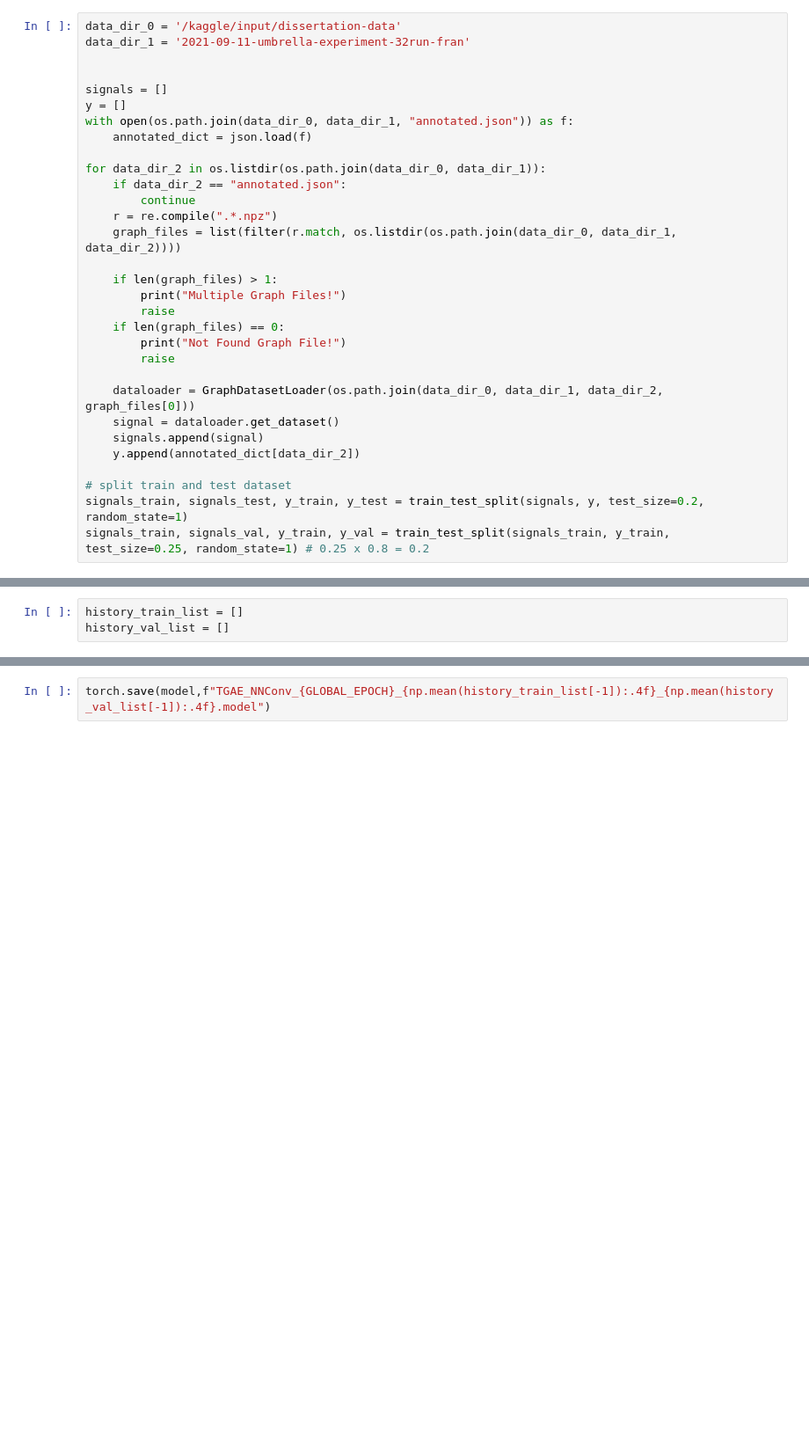
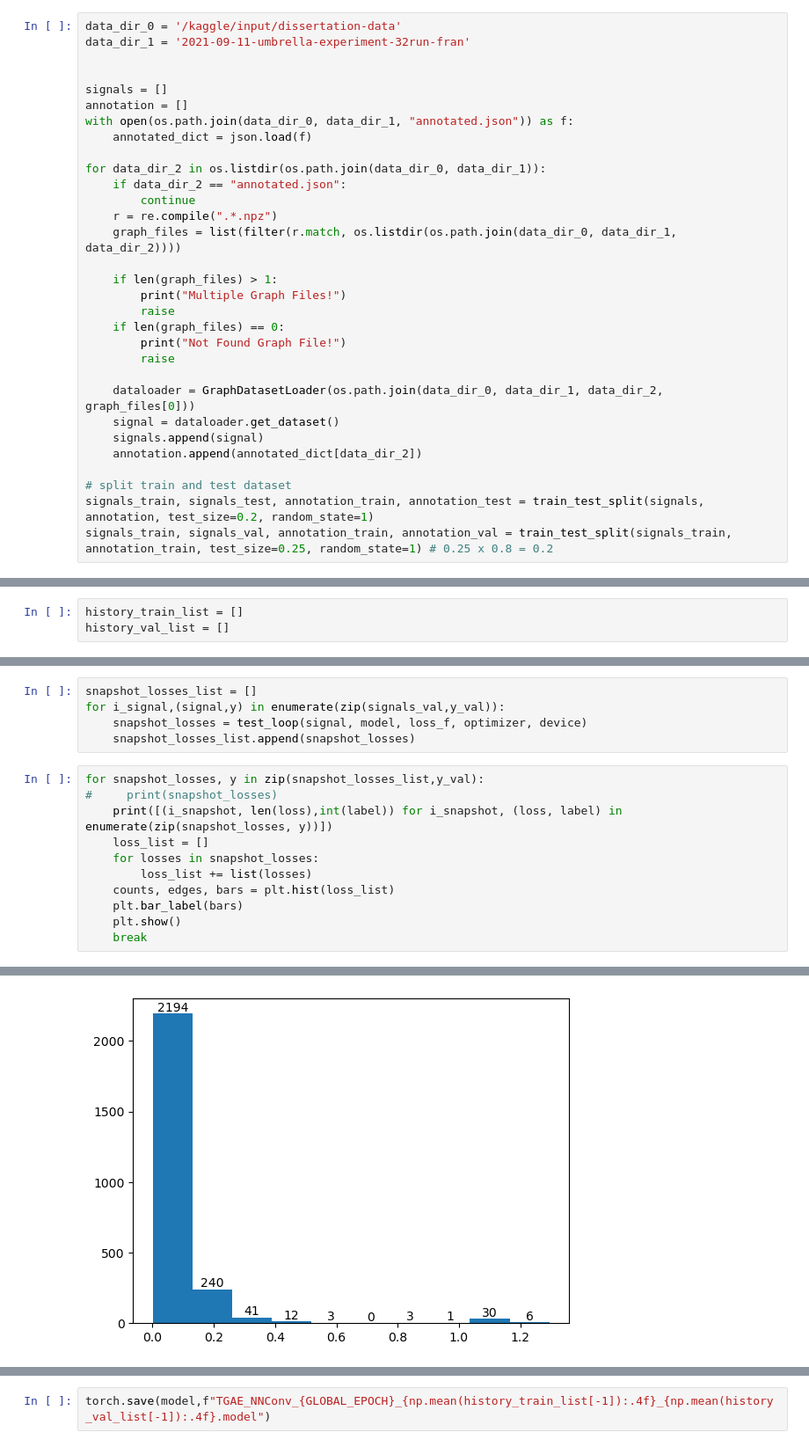
Before and after one commit to YC0806/2023-Yuchen, a Jupyter notebook: TGAE_NNConv.ipynb, the cells around one changed output, grey strips where cells are left out. Shown at 88% size. Cells and saved outputs as stored; diff of their text form; blank space fills up the shorter version.

```diff
--- a/TGAE_NNConv.ipynb
+++ b/TGAE_NNConv.ipynb
@@ -686,7 +686,7 @@ data_dir_1 = '2021-09-11-umbrella-experiment-32run-fran'
 
 
 signals = []
-y = []
+annotation = []
 with open(os.path.join(data_dir_0, data_dir_1, "annotated.json")) as f:
     annotated_dict = json.load(f)
 
@@ -706,9 +706,9 @@ for data_dir_2 in os.listdir(os.path.join(data_dir_0, data_dir_1)):
     dataloader = GraphDatasetLoader(os.path.join(data_dir_0, data_dir_1, data_dir_2, graph_files[0]))
     signal = dataloader.get_dataset()
     signals.append(signal)
-    y.append(annotated_dict[data_dir_2])
+    annotation.append(annotated_dict[data_dir_2])
 
 # split train and test dataset
-signals_train, signals_test, y_train, y_test = train_test_split(signals, y, test_size=0.2, random_state=1)
-signals_train, signals_val, y_train, y_val = train_test_split(signals_train, y_train, test_size=0.25, random_state=1) # 0.25 x 0.8 = 0.2
+signals_train, signals_test, annotation_train, annotation_test = train_test_split(signals, annotation, test_size=0.2, random_state=1)
+signals_train, signals_val, annotation_train, annotation_val = train_test_split(signals_train, annotation_train, test_size=0.25, random_state=1) # 0.25 x 0.8 = 0.2
 # %%
@@ -923,0 +933,17 @@ plt.savefig(f'val_res_TGAE_NNConv_{GLOBAL_EPOCH}_{np.mean(history_train_list[-1]
+# %%
+snapshot_losses_list = []
+for i_signal,(signal,y) in enumerate(zip(signals_val,y_val)):
+    snapshot_losses = test_loop(signal, model, loss_f, optimizer, device)
+    snapshot_losses_list.append(snapshot_losses)
+# %%
+for snapshot_losses, y in zip(snapshot_losses_list,y_val):
+#     print(snapshot_losses)
+    print([(i_snapshot, len(loss),int(label)) for i_snapshot, (loss, label) in enumerate(zip(snapshot_losses, y))])
+    loss_list = []
+    for losses in snapshot_losses:
+        loss_list += list(losses)
+    counts, edges, bars = plt.hist(loss_list)
+    plt.bar_label(bars)
+    plt.show()
+    break
+# %% [output]
@@ -923,0 +951 @@ plt.savefig(f'val_res_TGAE_NNConv_{GLOBAL_EPOCH}_{np.mean(history_train_list[-1]
+[figure, added]
```
Also changed, not shown: parts of 10 cells of this notebook.
